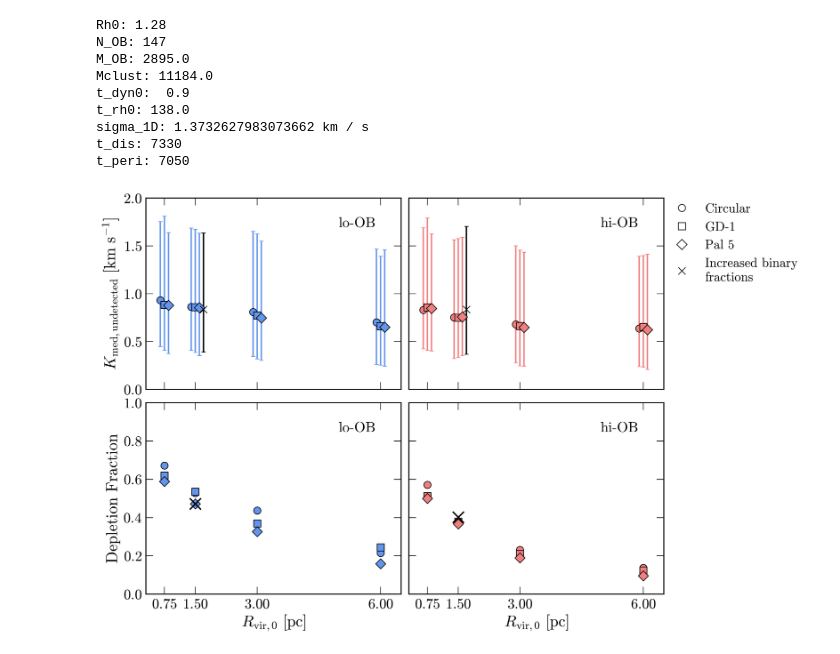
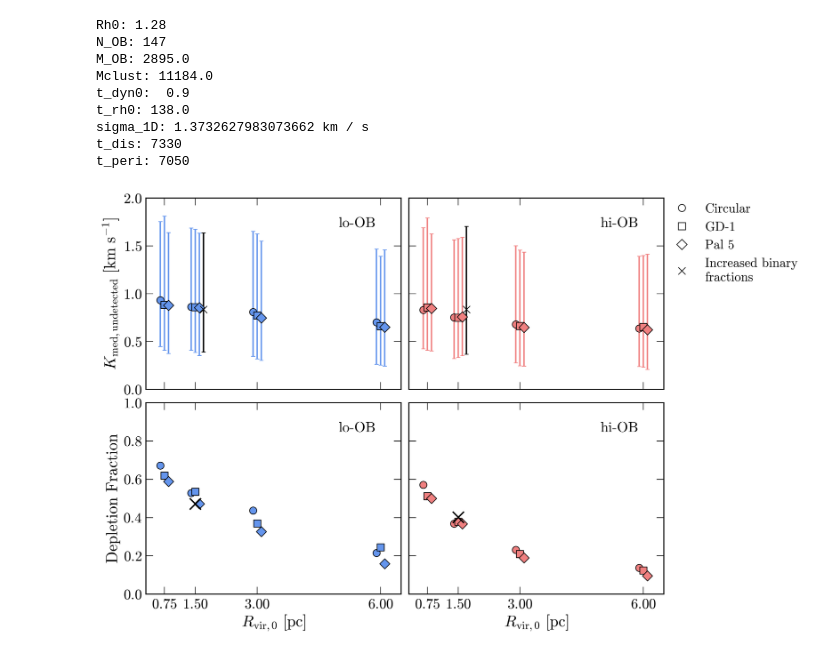
Before and after one commit to anya-m-phillips/p26, a Jupyter notebook: analysis/8_summarize_amplitudes_detections.ipynb, the cells around one changed output. Drawn from its saved outputs; the diff is of its cells as text; code cells hidden in the pictures.

Commit message:
adding offsets to points in bottom panels of fig 15

```diff
--- a/analysis/8_summarize_amplitudes_detections.ipynb
+++ b/analysis/8_summarize_amplitudes_detections.ipynb
@@ -791,36 +791,37 @@ for k, orbit in enumerate(n_subsets):
         yy = N_undetected_final[n_subset] / N_undetected_initial[n_subset]
         y = 1-yy
 
+        x = rvirs[n_subset]+offsets[n_subset]
 
-        ax.scatter(rvirs[n_subset], y, marker=shapes[k], s=100, facecolor=facecolors[kk], edgecolor='k')
+        ax.scatter(x, y, marker=shapes[k], s=100, facecolor=facecolors[kk], edgecolor='k')
         ax.set_xlabel(r"$R_{\rm vir, 0}\ \rm [pc]$")
 
 # axs[0].set_ylabel(r'$N_{\mathrm{undetected},\ f} / N_{\mathrm{undetected},\ i}$')
 axs[0].set_ylabel(r"Depletion Fraction")
 
 
 for k, fdep in enumerate(depletion_fractions_high):
     axs[k].scatter([1.5], [1-fdep], c='k', marker='x', s=250, lw=2)
 
 
 axs[0].text(0.9,0.9, "lo-OB", #r"$N_{\rm OB}=86$",
  ha='right', va='top', fontsize=20,
            transform=axs[0].transAxes)
 axs[1].text(0.9,0.9, "hi-OB", #r"$N_{\rm OB}=137$",
  ha='right', va='top',fontsize=20,
            transform=axs[1].transAxes)
 
 for ax in axs:
     ax.set_xticks([0.75, 1.5, 3., 6.])
     ax.minorticks_off()
     ax.set_ylim(0,1)
 
 ax.set_ylim(0, 1)
 
 for ax in axs_grid[:,1]:
     ax.set_yticklabels([])
 
 
 plt.savefig("plots/combined_amplitude_detection_summary_with_2xfbin_sims.pdf", dpi=300, bbox_inches='tight')
 # %% [output]
-[figure, old version]
+[figure, new version]
```
Also changed, not shown: parts of 2 cells of this notebook, 1 other file.
